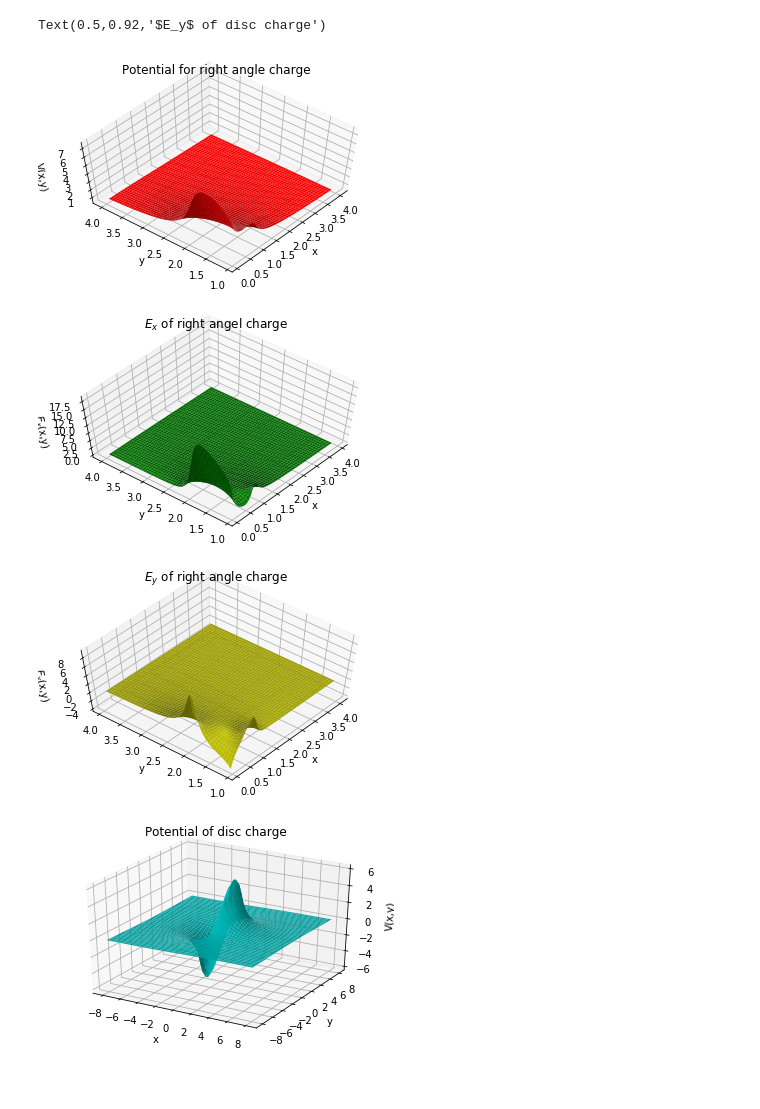
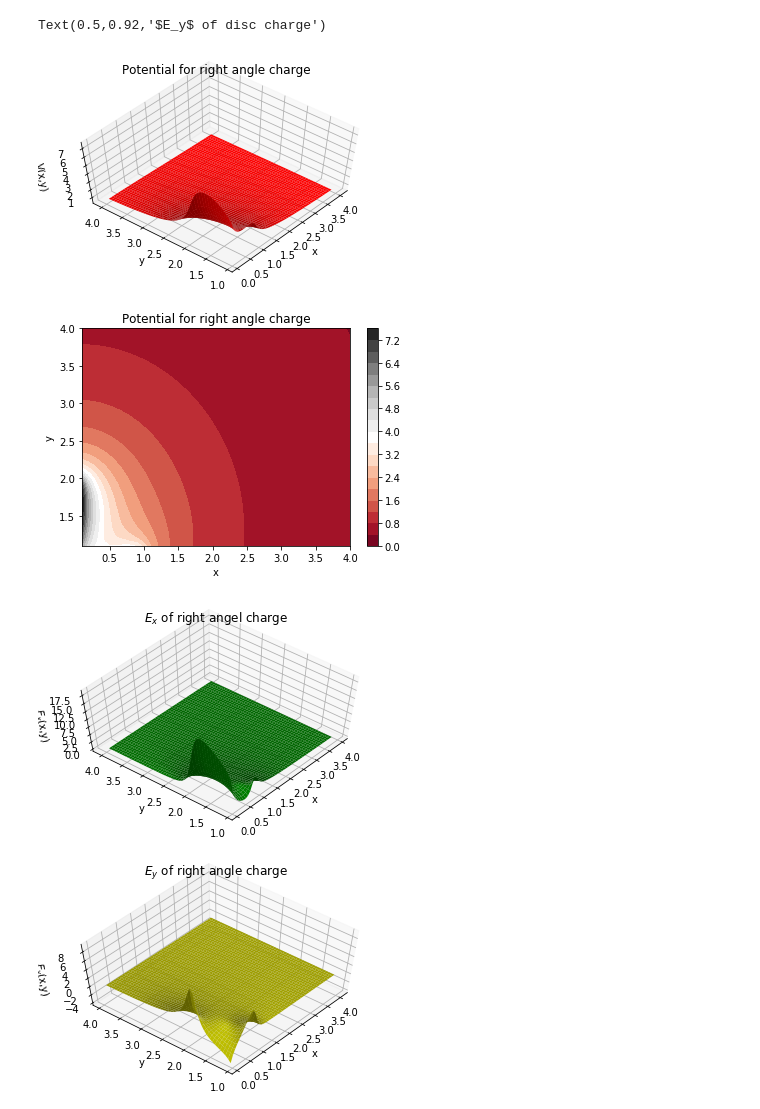
Before and after one commit to Phys7321/hw02-integrations-aninditamaiti, a Jupyter notebook: python/hw2.ipynb, the cells around one changed output. Cells and saved outputs as stored; diff of their text form; code cells hidden in the pictures; blank space fills up the shorter version.

Commit message:
Contour plots for potentials

```diff
--- a/python/hw2.ipynb
+++ b/python/hw2.ipynb
@@ -13,17 +13,18 @@ from itertools import product
 f1=lambda x,r1: 2*r1/(x-r1)
 f1vec=np.vectorize(f1)
 r1=np.linspace(0,1,100)
-r1_end = np.linspace(-10,-.5,100)
-r1_front = np.linspace(1.5,10,100)
+r1_end = np.linspace(-10,-.01,100)
+r1_front = np.linspace(1.02,10,100)
+r1_middle = np.linspace(0.05,0.97,5)
 
 # potential of straight line charge
 V1_trap_front =[]
 V1_trap_end =[]
+V1_trap_mid =[]
 V1_simp_front=[]
 V1_simp_end=[]
-V1_quad=[]
-v2_quad=[]
-
+V1_simp_mid=[]
+V_mid=[]
 
 for i in r1_front:
     dV1=f1vec(i,r1)
@@ -33,17 +34,26 @@ for j in r1_end:
     dV0=f1vec(j,r1)
     V1_trap_end.append(sci.trapz(r1,dV0)) # trapezoidal method
     V1_simp_end.append(sci.simps(r1,dV0)) # Simpson's rule
+for k in r1_middle:
+    dV_m= - f1vec(k,r1)
+    V1_trap_mid.append(sci.trapz(r1,dV_m)) # trapezoidal method
+    V1_simp_mid.append(sci.simps(r1,dV_m)) # Simpson's rule
+
 
 # electric field for straight line charge
-E1_front_trap = -np.gradient(V1_trap_front,r1)
-E1_end_trap = -np.gradient(V1_trap_end,r1)
-E1_front_simp = -np.gradient(V1_simp_front,r1)
-E1_end_simp = -np.gradient(V1_simp_end,r1)
+E1_front_trap = -np.gradient(V1_trap_front,r1_front)
+E1_end_trap = -np.gradient(V1_trap_end,r1_end)
+E1_mid_trap = -np.gradient(V1_trap_mid,r1_middle)
+E1_front_simp = -np.gradient(V1_simp_front,r1_front)
+E1_end_simp = -np.gradient(V1_simp_end,r1_end)
+E1_mid_simp = -np.gradient(V1_simp_mid,r1_middle)
 
 # plottign V of straight line charge
 pyplot.plot(r1_front,V1_trap_front,'b-')
+pyplot.plot(r1_middle,V1_trap_mid,'b-')
 pyplot.plot(r1_end,V1_trap_end,'b-', label="V by trapezoidal")
 pyplot.plot(r1_front,V1_simp_front,'r--')
+pyplot.plot(r1_middle,V1_simp_mid,'r--')
 pyplot.plot(r1_end,V1_simp_end,'r--',label="V by Simpson's")
 pyplot.xlabel('x')
 pyplot.ylabel('V(x)')
@@ -53,8 +63,10 @@ pyplot.show()
 
 # Plotting E field of straight line charge
 pyplot.plot(r1_front,E1_front_trap,'c-')
+pyplot.plot(r1_middle,E1_mid_trap,'c-')
 pyplot.plot(r1_end,E1_end_trap,'c-',label="E from V by trapezoidal")
 pyplot.plot(r1_front,E1_front_simp,'m--')
+pyplot.plot(r1_middle,E1_mid_simp,'m--')
 pyplot.plot(r1_end,E1_end_simp,'m--',label="E from V by Simpson's")
 pyplot.xlabel('x')
 pyplot.ylabel('E(x)')
@@ -91,6 +103,14 @@ diagram1.set_ylabel('y')
 diagram1.set_zlabel('V(x,y)')
 diagram1.view_init(60, 220)
 diagram1.set_title('Potential for right angle charge')
+
+
+fig_contour1 = pyplot.figure()
+pyplot.contourf(X1, Y1, V_rightangle, 20, cmap='RdGy')
+pyplot.colorbar();
+pyplot.xlabel('x')
+pyplot.ylabel('y')
+pyplot.title('Potential for right angle charge')
 
 # Plotting E_x of right angle charge
 fig2 = pyplot.figure()
@@ -142,6 +162,14 @@ diagram_disc_V.set_ylabel('y')
 diagram_disc_V.set_zlabel('V(x,y)')
 diagram_disc_V.set_title('Potential of disc charge')
 
+
+fig_contour2 = pyplot.figure()
+pyplot.contourf(X3, Y3, V_disc, 20, cmap='RdGy')
+pyplot.colorbar();
+pyplot.xlabel('x')
+pyplot.ylabel('y')
+pyplot.title('Potential for disc charge')
+
 # Plotting Ex of disc charge
 fig5 = pyplot.figure()
 diagram_disc_Ex = fig5.gca(projection='3d')
@@ -167,5 +195,5 @@ diagram_disc_Ey.set_title('$E_y$ of disc charge')
 Text(0.5,0.92,'$E_y$ of disc charge')
 [figure]
-[figure, old version]
+[figure, new version]
-[figure, old version]
+[figure, new version]
-[figure, old version]
+[figure, new version]
```
Also changed, not shown: parts of 1 cell of this notebook, 1 other file.
